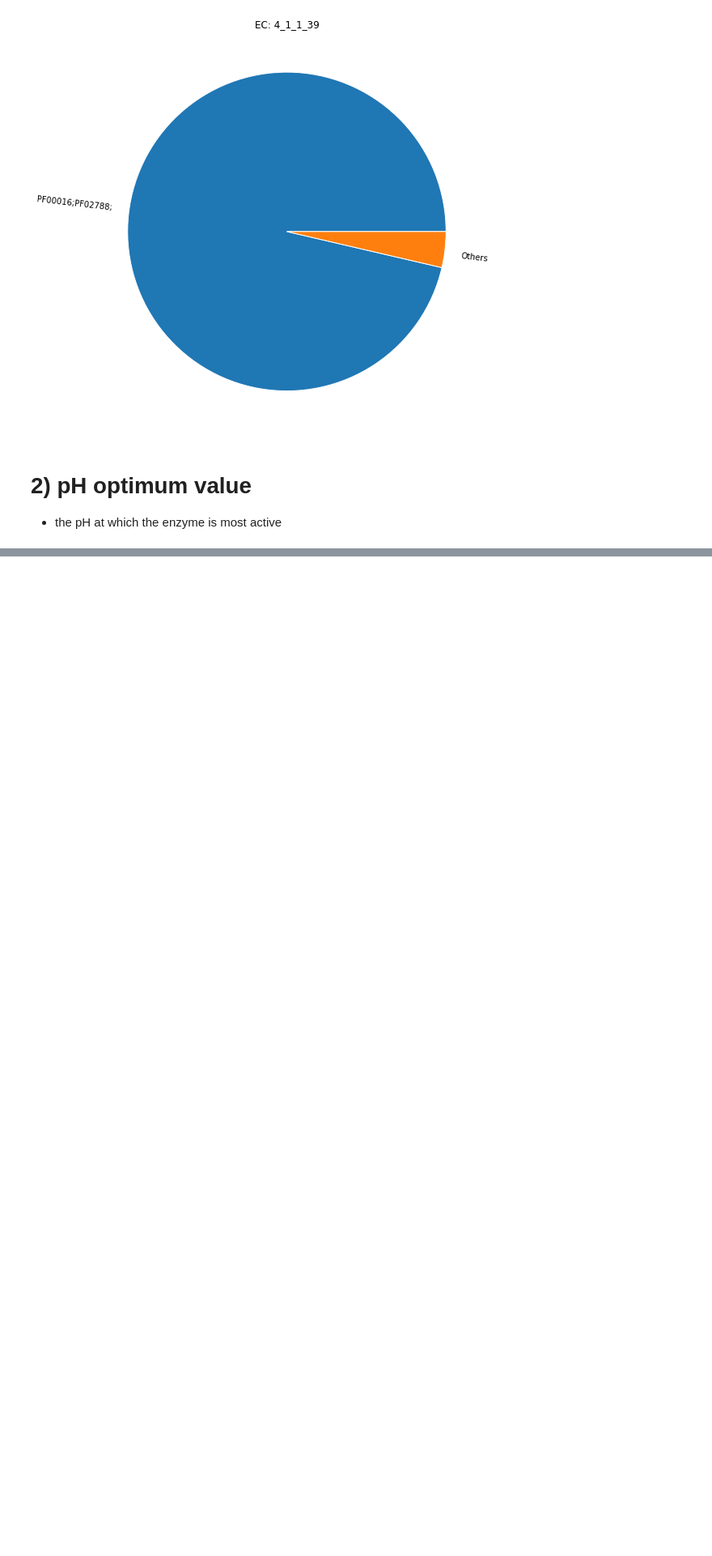
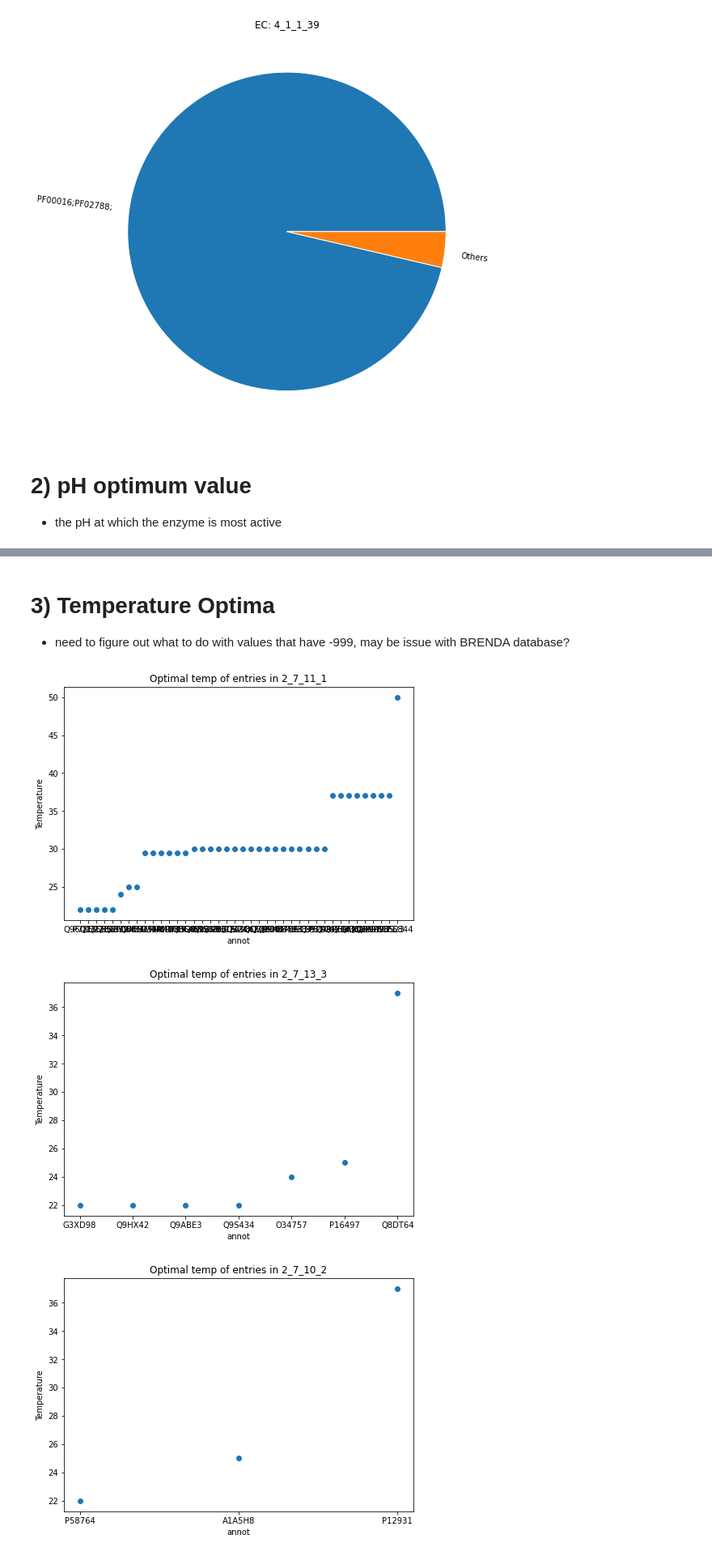
Before and after one commit to SebPorras/bioinfomatics, a Jupyter notebook: DataFrame_reading_copy.ipynb, the cells around one changed output, grey strips where cells are left out. Shown at 81% size. Cells and saved outputs as stored; diff of their text form; code cells hidden in the pictures; blank space fills up the shorter version.

```diff
--- a/DataFrame_reading_copy.ipynb
+++ b/DataFrame_reading_copy.ipynb
@@ -262 +267,62 @@ for ec in ec_top_10:
 [figure]
+# %% [markdown]
+# 3) Temperature Optima
+
+- need to figure out what to do with values that have -999, may be issue with BRENDA database?
+# %%
+enzyme_cols = ['Entry', 'BRENDA_TO_DATA']
+
+for ec in ec_top_10:
+
+    df = pd.read_csv(f"../workflows/{ec}/csv/{ec}_uniprot.csv")
+
+    if 'BRENDA_TO_DATA' not in df.columns:
+        print(f"{ec} does not contain optimal Temp values")
+        #continue
+
+    df = df[enzyme_cols].dropna()
+
+    ls = df.values.tolist()
+
+
+    annot_name = []
+    temp_data = []
+
+    temp_data = dict()
+
+    for entry in ls:
+
+        #separate actual pH from reference count in data
+        temp = entry[1].split('_')[0]
+
+        #catches negative numbers, needed as some temp values in ranges
+        if temp[0] == "-":
+            temp_data[entry[0]] = float(temp)
+            continue
+
+
+        #if temp is a range e.g 25-40, take the average value
+        if '-' in temp:
+            a,b = temp.split('-')
+            temp = (float(a) + float(b))/2
+
+
+        temp_data[entry[0]] = float(temp)
+
+    ordered_temp = OrderedDict(sorted(temp_data.items(), key=lambda x: x[1]))
+
+
+    x_vals = ordered_temp.keys()
+    y_vals = ordered_temp.values()
+
+    fig = plt.figure()
+    ax = fig.add_axes([0,0,1,1])
+    ax.scatter(x_vals, y_vals)
+    ax.set_xlabel('annot')
+    ax.set_ylabel('Temperature')
+    ax.set_title(f'Optimal temp of entries in {ec}')
+    plt.show()
+# %% [output]
+[figure, added]
+[figure, added]
+[figure, added]
```
Also changed, not shown: parts of 3 cells of this notebook.
